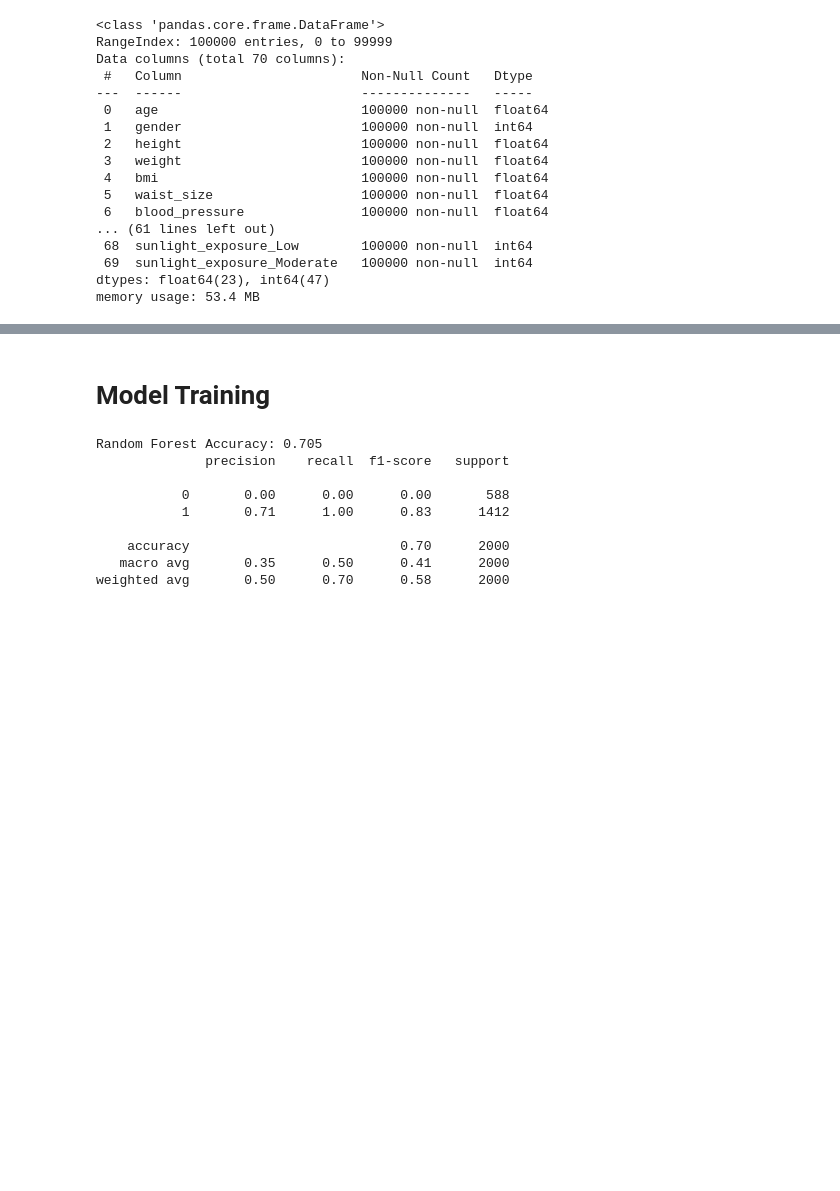
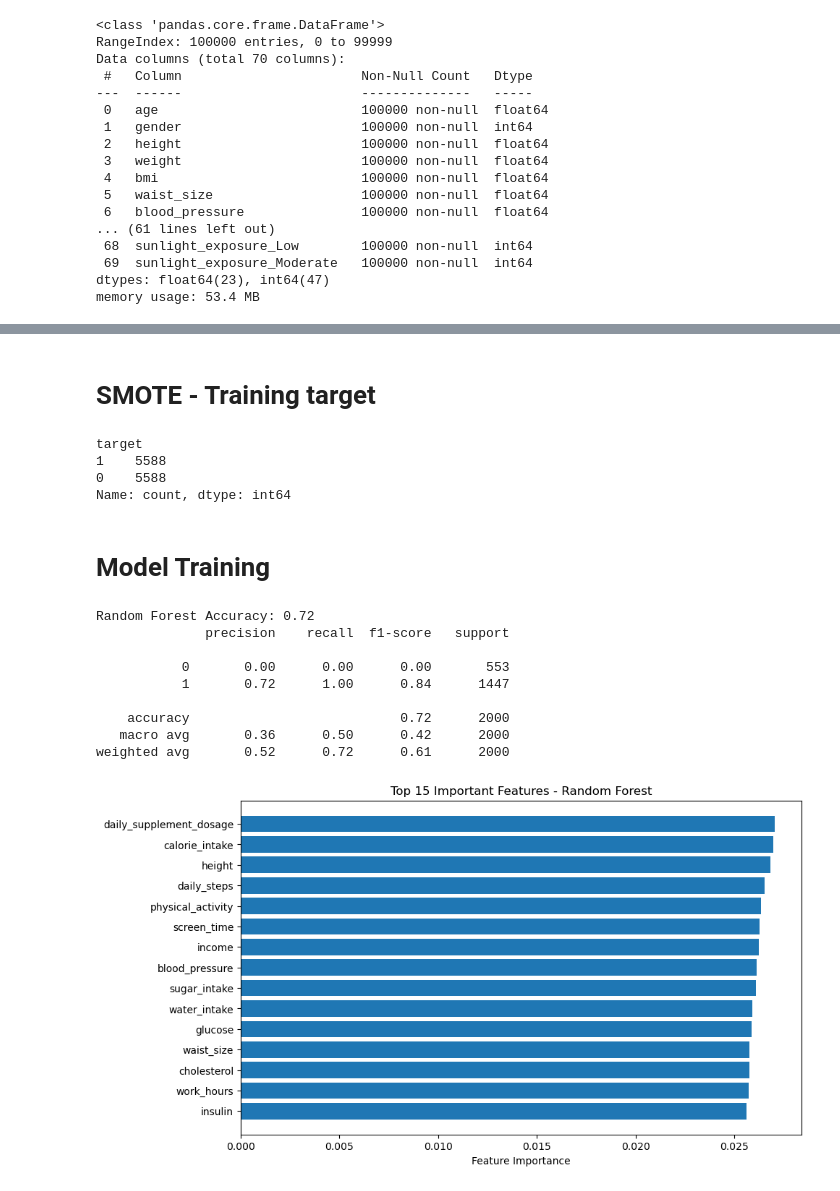
Before and after one commit to Tiyani-source/Disease_Risk_Prediction_from_Daily_Habits, a Jupyter notebook: training/Linal/training.ipynb, the cells around one changed output, grey strips where cells are left out. Cells and saved outputs as stored; diff of their text form; code cells hidden in the pictures; blank space fills up the shorter version.

```diff
--- a/training/Linal/training.ipynb
+++ b/training/Linal/training.ipynb
@@ -479,6 +466,19 @@ x=df1.drop(["target"],axis=1)
 y=df1["target"]
 # %%
 X_train, X_test, y_train, y_test = train_test_split(x, y, test_size=0.2, random_state=42)
+# %% [markdown]
+# SMOTE - Training target
+# %%
+from imblearn.over_sampling import SMOTE
+
+smote=SMOTE(sampling_strategy='minority')
+X_train,y_train=smote.fit_resample(X_train,y_train)
+y_train.value_counts()
+# %% [output]
+target
+1    5588
+0    5588
+Name: count, dtype: int64
 # %% [markdown]
 # Model Training
 # %%
@@ -496,12 +496,30 @@ y_pred = rf.predict(X_test)
 print("Random Forest Accuracy:", accuracy_score(y_test, y_pred))
 print(classification_report(y_test, y_pred))
 # %% [output]
-Random Forest Accuracy: 0.705
+Random Forest Accuracy: 0.72
               precision    recall  f1-score   support
 
-           0       0.00      0.00      0.00       588
-           1       0.71      1.00      0.83      1412
+           0       0.00      0.00      0.00       553
+           1       0.72      1.00      0.84      1447
 
-    accuracy                           0.70      2000
-   macro avg       0.35      0.50      0.41      2000
-weighted avg       0.50      0.70      0.58      2000
+    accuracy                           0.72      2000
+   macro avg       0.36      0.50      0.42      2000
+weighted avg       0.52      0.72      0.61      2000
+# %%
+# Get feature importance
+importances = rf.feature_importances_
+feature_names = X_train.columns  # original column names
+
+# Sort by importance
+indices = np.argsort(importances)[::-1]
+
+# Display top 15 features
+top_n = 15
+plt.figure(figsize=(10,6))
+plt.barh(range(top_n), importances[indices][:top_n][::-1], align="center")
+plt.yticks(range(top_n), [feature_names[i] for i in indices[:top_n]][::-1])
+plt.xlabel("Feature Importance")
+plt.title("Top 15 Important Features - Random Forest")
+plt.show()
+# %% [output]
+[figure, added]
```
Also changed, not shown: parts of 9 cells of this notebook.
